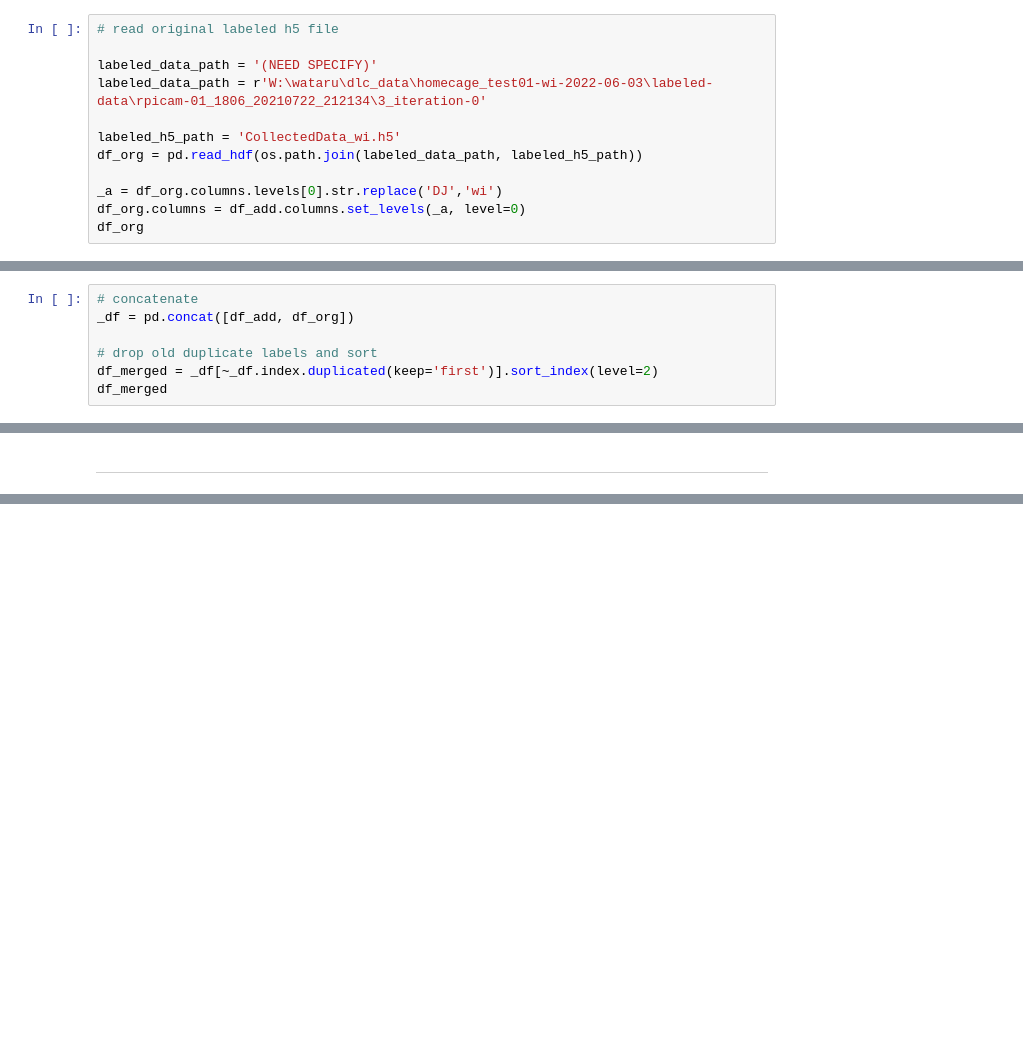
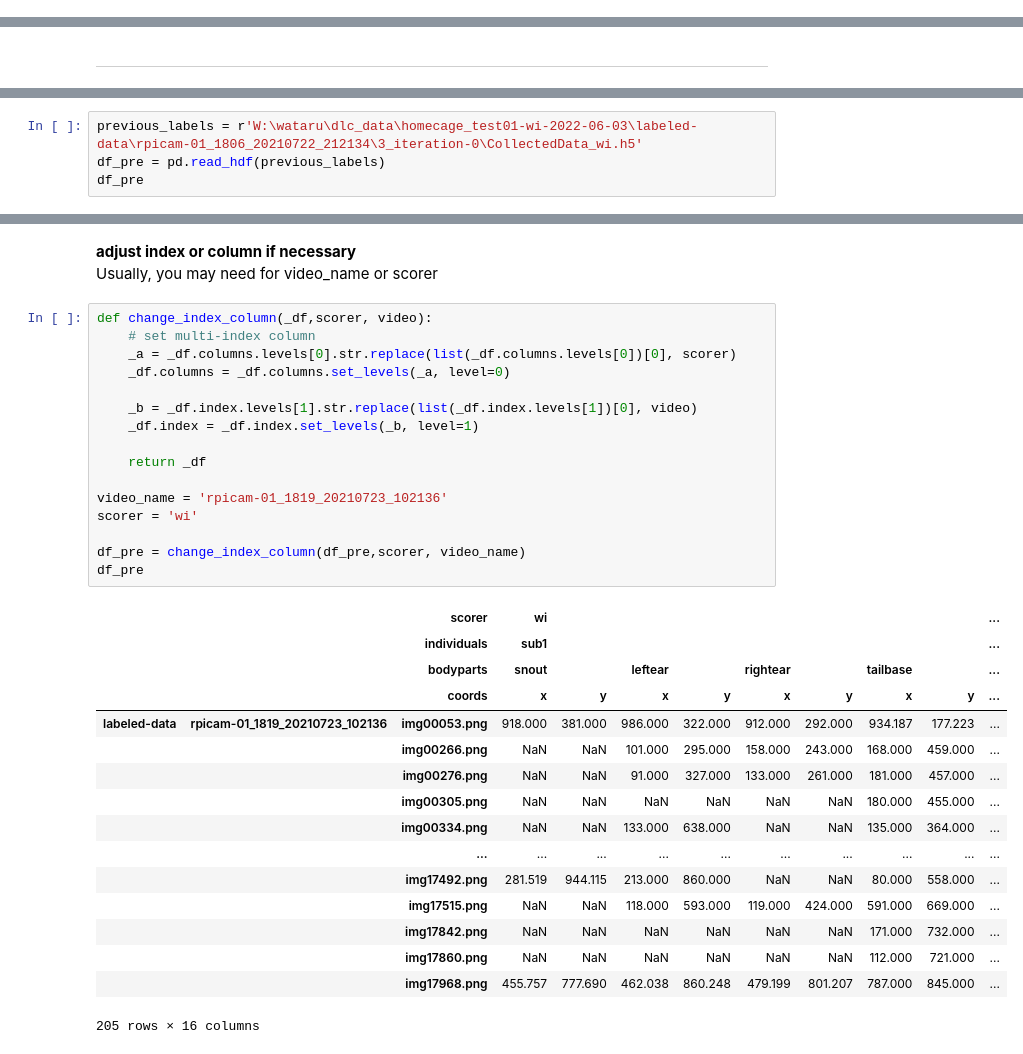
Before and after one commit to wataruito/dlc2_edit_labels, a Jupyter notebook: dlc_tools.ipynb, the cells around one changed output, grey strips where cells are left out. Drawn from its saved outputs; the diff is of its cells as text; blank space fills up the shorter version.

```diff
--- a/dlc_tools.ipynb
+++ b/dlc_tools.ipynb
@@ -127,12 +112,0 @@ df_add
-# %%
-# read original labeled h5 file
-
-labeled_data_path = '(NEED SPECIFY)'
-labeled_data_path = r'W:\wataru\dlc_data\homecage_test01-wi-2022-06-03\labeled-data\rpicam-01_1806_20210722_212134\3_iteration-0'
-
-labeled_h5_path = 'CollectedData_wi.h5'
-df_org = pd.read_hdf(os.path.join(labeled_data_path, labeled_h5_path))
-
-_a = df_org.columns.levels[0].str.replace('DJ','wi')
-df_org.columns = df_add.columns.set_levels(_a, level=0)
-df_org
@@ -158,7 +112,0 @@ df_org
-# %%
-# concatenate
-_df = pd.concat([df_add, df_org])
-
-# drop old duplicate labels and sort
-df_merged = _df[~_df.index.duplicated(keep='first')].sort_index(level=2)
-df_merged
@@ -191,0 +138,4 @@ df_merged.to_hdf(merged_h5_path,key='df_output', mode='w')
+# %%
+previous_labels = r'W:\wataru\dlc_data\homecage_test01-wi-2022-06-03\labeled-data\rpicam-01_1806_20210722_212134\3_iteration-0\CollectedData_wi.h5'
+df_pre = pd.read_hdf(previous_labels)
+df_pre
@@ -191,0 +159,36 @@ df_merged.to_hdf(merged_h5_path,key='df_output', mode='w')
+# %% [markdown]
+**adjust index or column if necessary**<BR>
+    Usually, you may need for video_name or scorer
+# %%
+def change_index_column(_df,scorer, video):
+    # set multi-index column
+    _a = _df.columns.levels[0].str.replace(list(_df.columns.levels[0])[0], scorer)
+    _df.columns = _df.columns.set_levels(_a, level=0)
+
+    _b = _df.index.levels[1].str.replace(list(_df.index.levels[1])[0], video)
+    _df.index = _df.index.set_levels(_b, level=1)
+
+    return _df
+
+video_name = 'rpicam-01_1819_20210723_102136'
+scorer = 'wi'
+
+df_pre = change_index_column(df_pre,scorer, video_name)
+df_pre
+# %% [output]
+|  |  | scorer | wi |  |  |  |  |  |  |  | ... |
+|  |  | individuals | sub1 |  |  |  |  |  |  |  | ... |
+|  |  | bodyparts | snout |  | leftear |  | rightear |  | tailbase |  | ... |
+|  |  | coords | x | y | x | y | x | y | x | y | ... |
+| labeled-data | rpicam-01_1819_20210723_102136 | img00053.png | 918.000 | 381.000 | 986.000 | 322.000 | 912.000 | 292.000 | 934.187 | 177.223 | ... |
+|  |  | img00266.png | NaN | NaN | 101.000 | 295.000 | 158.000 | 243.000 | 168.000 | 459.000 | ... |
+|  |  | img00276.png | NaN | NaN | 91.000 | 327.000 | 133.000 | 261.000 | 181.000 | 457.000 | ... |
+|  |  | img00305.png | NaN | NaN | NaN | NaN | NaN | NaN | 180.000 | 455.000 | ... |
+|  |  | img00334.png | NaN | NaN | 133.000 | 638.000 | NaN | NaN | 135.000 | 364.000 | ... |
+|  |  | ... | ... | ... | ... | ... | ... | ... | ... | ... | ... |
+|  |  | img17492.png | 281.519 | 944.115 | 213.000 | 860.000 | NaN | NaN | 80.000 | 558.000 | ... |
+|  |  | img17515.png | NaN | NaN | 118.000 | 593.000 | 119.000 | 424.000 | 591.000 | 669.000 | ... |
+|  |  | img17842.png | NaN | NaN | NaN | NaN | NaN | NaN | 171.000 | 732.000 | ... |
+|  |  | img17860.png | NaN | NaN | NaN | NaN | NaN | NaN | 112.000 | 721.000 | ... |
+|  |  | img17968.png | 455.757 | 777.690 | 462.038 | 860.248 | 479.199 | 801.207 | 787.000 | 845.000 | ... |
+205 rows × 16 columns
```
Also changed, not shown: parts of 23 cells of this notebook, 5 other files.
